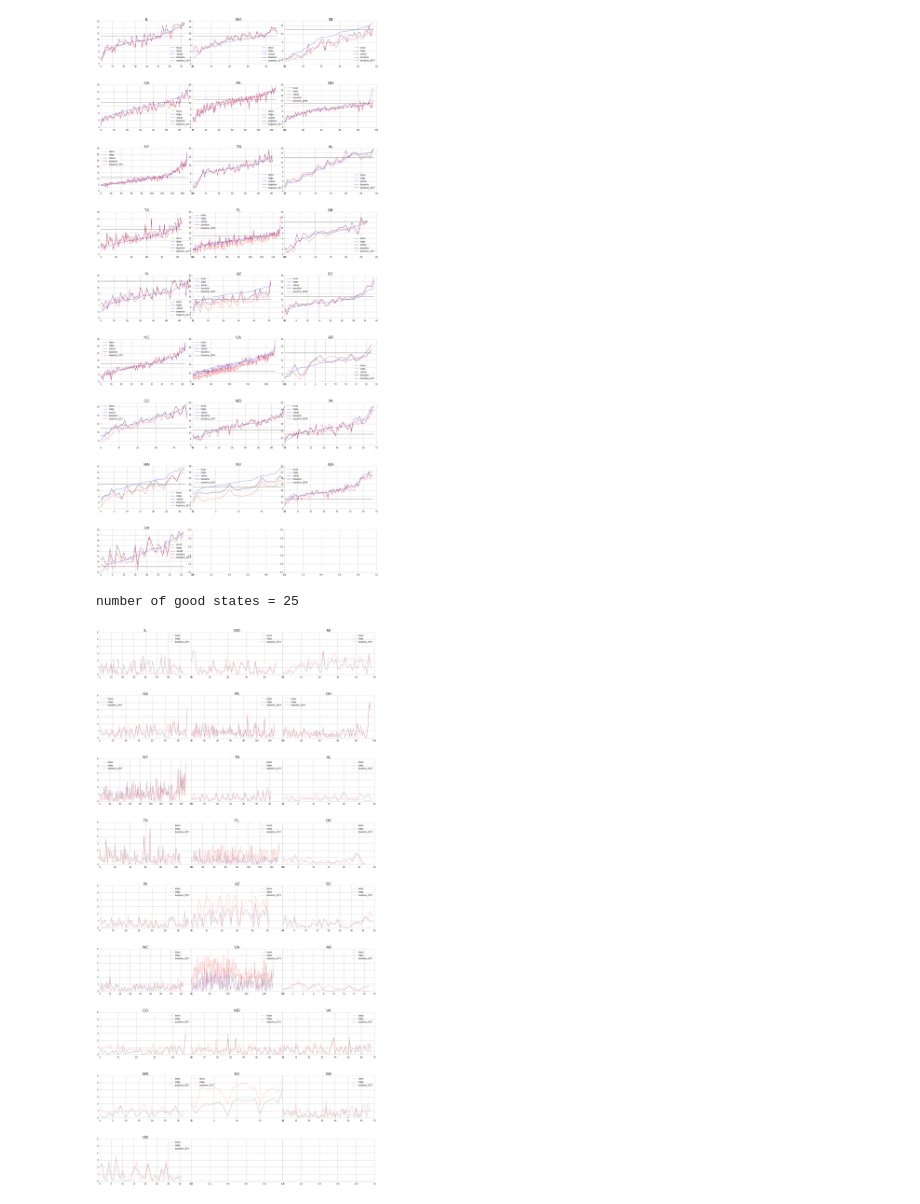
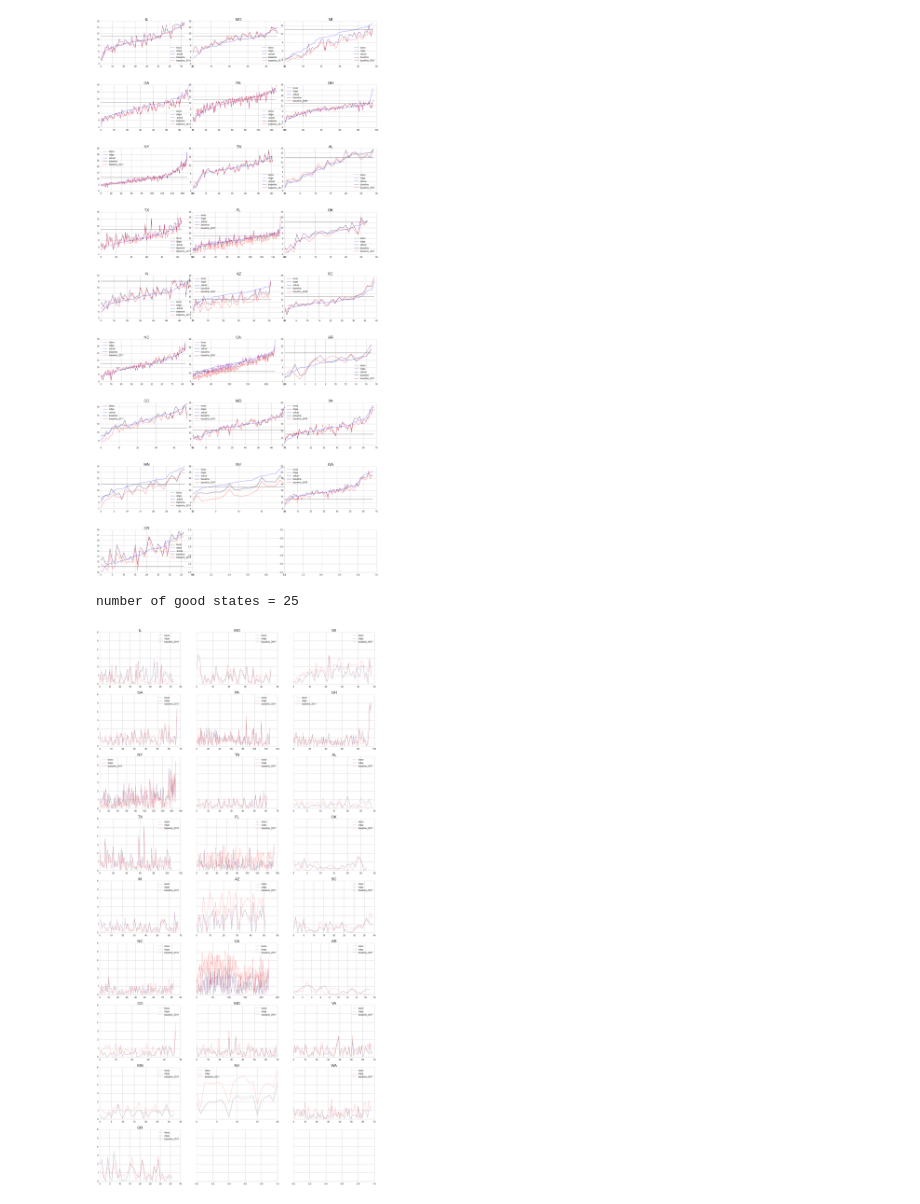
Before and after one commit to austinwu0/cs109-final-project, a Jupyter notebook: Feature_Selection_ratio_2015-Copy1.ipynb, the cells around one changed output. Saved outputs shown, nothing was run; the diff lists cells and outputs as text; code cells hidden in the pictures.

```diff
--- a/Feature_Selection_ratio_2015-Copy1.ipynb
+++ b/Feature_Selection_ratio_2015-Copy1.ipynb
@@ -166,9 +166,9 @@ def get_rmse(s, s_predict):
     diff = s - s_predict
     return np.sqrt(np.dot(diff,diff)/diff.shape[0])
 
-train_ratio_2015_observed = ratio_2015_train['response'].dropna().tolist()
+train_ratio_2015_observed = ratio_2015_train['ratio_2011'].dropna().tolist()
 test_ratio_2015_observed = ratio_2015_test['response'].dropna().tolist()
-train_ratio_2015_mean = np.mean(ratio_2015_train['response'].dropna().tolist())
+train_ratio_2015_mean = np.mean(ratio_2015_train['ratio_2011'].dropna().tolist())
 
 baseline_rmse = get_rmse(np.array(test_ratio_2015_observed), np.array([train_ratio_2015_mean]*len(test_ratio_2015_observed)))
 
@@ -761,31 +742,31 @@ number of good states = 25
 # %%
 good_states = [s for s in states if (ratio_2015_preds_df[ratio_2015_preds_df['state']==s].shape[0] > 15)]
 print 'number of good states = %s'%(len(good_states))
 
 if len(good_states)%3 == 0 :
     nROW = len(good_states)/3
 else :
     nROW = np.ceil(len(good_states)/3.).astype(int)
 nCOL = 3
 
 # f, ax = plt.subplots(nrows=nROW, ncols=nCOL, figsize=(35,70))
 fig, axs = plt.subplots(nROW, nCOL, figsize=(35, 70), sharey=True, facecolor='w', edgecolor='k')
-fig.subplots_adjust(hspace = .5, wspace=.001)
+# fig.subplots_adjust(hspace = .5, wspace=.001)
 
 axs = axs.ravel()
 
 for i in xrange(len(good_states)):
 
 #     axs[i].plot(abs(ratio_2015_preds_df[ratio_2015_preds_df['state'] == good_states[i]].baseline - ratio_2015_preds_df[ratio_2015_preds_df['state'] == good_states[i]].actual), color='k', linewidth=0.5, label='baseline')
     axs[i].plot(abs(ratio_2015_preds_df[ratio_2015_preds_df['state'] == good_states[i]].lasso - ratio_2015_preds_df[ratio_2015_preds_df['state'] == good_states[i]].actual), color='g', linewidth=0.5, label='lasso')
     axs[i].plot(abs(ratio_2015_preds_df[ratio_2015_preds_df['state'] == good_states[i]].ridge - ratio_2015_preds_df[ratio_2015_preds_df['state'] == good_states[i]].actual), color='m', linewidth=0.5, label='ridge')
     axs[i].plot(abs(ratio_2015_preds_df[ratio_2015_preds_df['state'] == good_states[i]].baseline_2011 - ratio_2015_preds_df[ratio_2015_preds_df['state'] == good_states[i]].actual), color='r', linewidth=0.5, label='baseline_2011')
 #     axs[i].plot(abs(ratio_2015_preds_df.baseline_2011[m:n] - ratio_2015_preds_df.actual[m:n]), color='r', linewidth=0.5, label='baseline_2011')
     axs[i].legend(loc='best', fontsize=16)
     axs[i].set_title(str(good_states[i]), fontsize=27)
 # %% [output]
 number of good states = 25
-[figure, old version]
+[figure, new version]
 # %%
 from sklearn.svm import SVR
 from sklearn.grid_search import GridSearchCV
```
Also changed, not shown: parts of 13 cells of this notebook.
